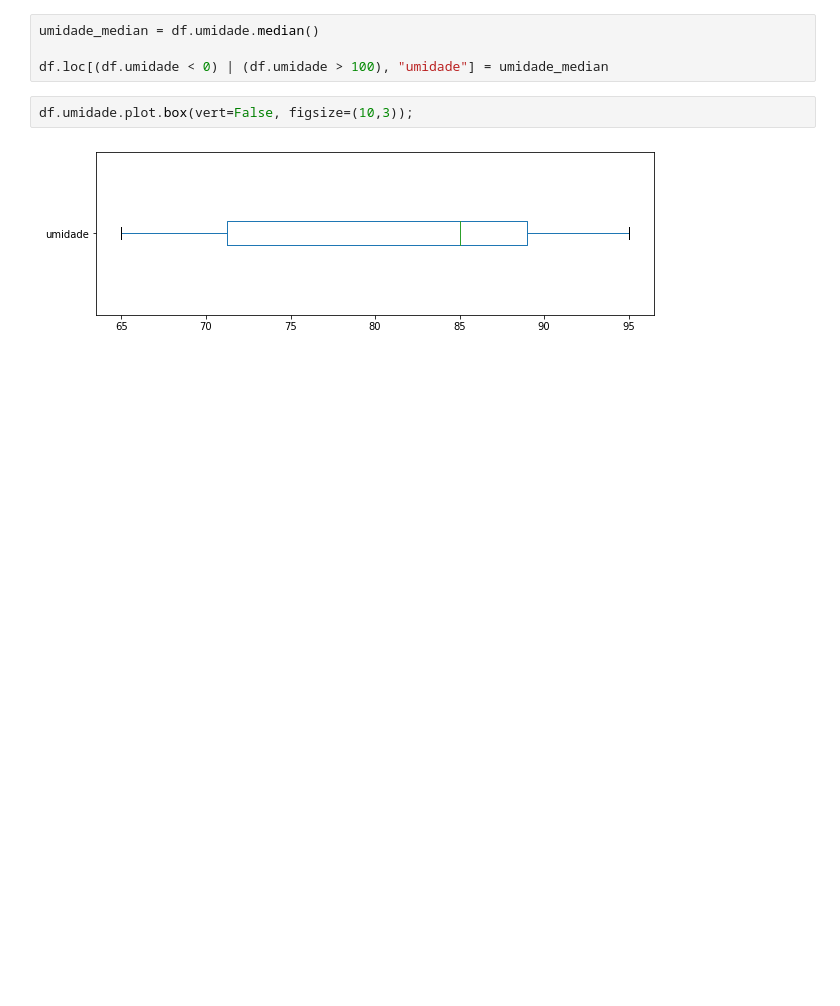
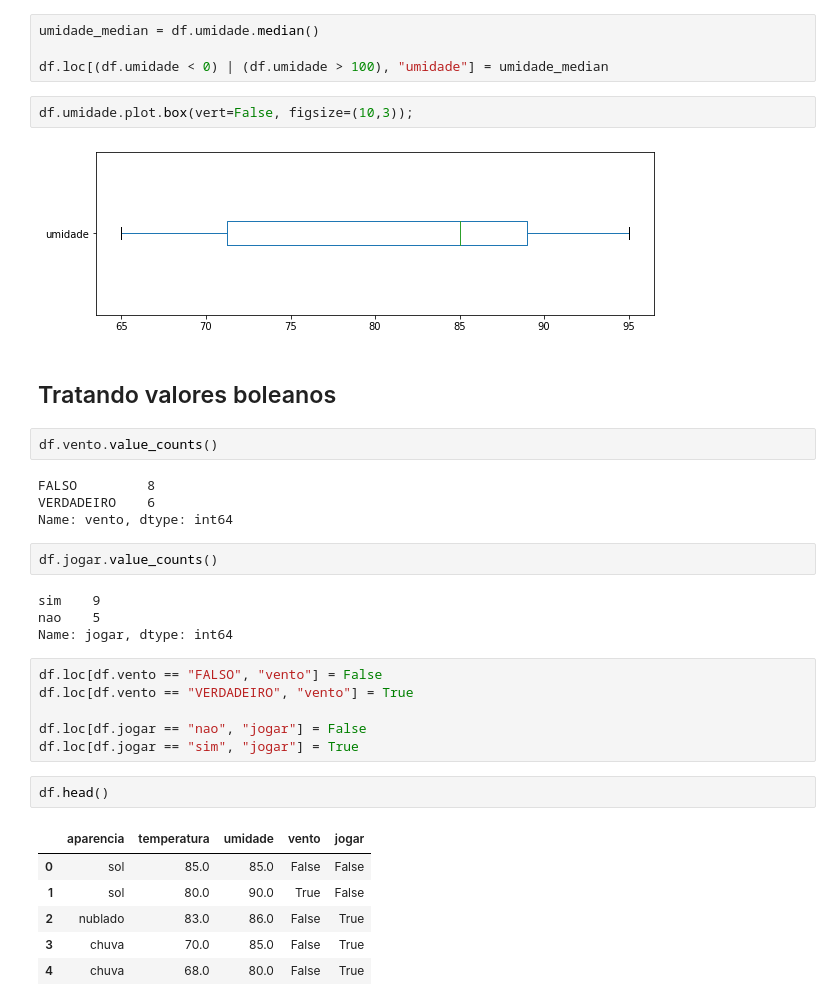
Before and after one commit to feliperromao/datascience-na-pratica, a Jupyter notebook: tratando_dados_tempo_pandas.ipynb, the cells around one changed output. Saved outputs shown, nothing was run; the diff lists cells and outputs as text; blank space fills up the shorter version.

```diff
--- a/tratando_dados_tempo_pandas.ipynb
+++ b/tratando_dados_tempo_pandas.ipynb
@@ -173,3 +173,32 @@ df.loc[(df.umidade < 0) | (df.umidade > 100), "umidade"] = umidade_median
 df.umidade.plot.box(vert=False, figsize=(10,3));
 # %% [output]
 [figure]
+# %% [markdown]
+## Tratando valores boleanos
+# %%
+df.vento.value_counts()
+# %% [output]
+FALSO         8
+VERDADEIRO    6
+Name: vento, dtype: int64
+# %%
+df.jogar.value_counts()
+# %% [output]
+sim    9
+nao    5
+Name: jogar, dtype: int64
+# %%
+df.loc[df.vento == "FALSO", "vento"] = False
+df.loc[df.vento == "VERDADEIRO", "vento"] = True
+
+df.loc[df.jogar == "nao", "jogar"] = False
+df.loc[df.jogar == "sim", "jogar"] = True
+# %%
+df.head()
+# %% [output]
+|  | aparencia | temperatura | umidade | vento | jogar |
+| 0 | sol | 85.0 | 85.0 | False | False |
+| 1 | sol | 80.0 | 90.0 | True | False |
+| 2 | nublado | 83.0 | 86.0 | False | True |
+| 3 | chuva | 70.0 | 85.0 | False | True |
+| 4 | chuva | 68.0 | 80.0 | False | True |
```
Also changed, not shown: parts of 1 cell of this notebook.
